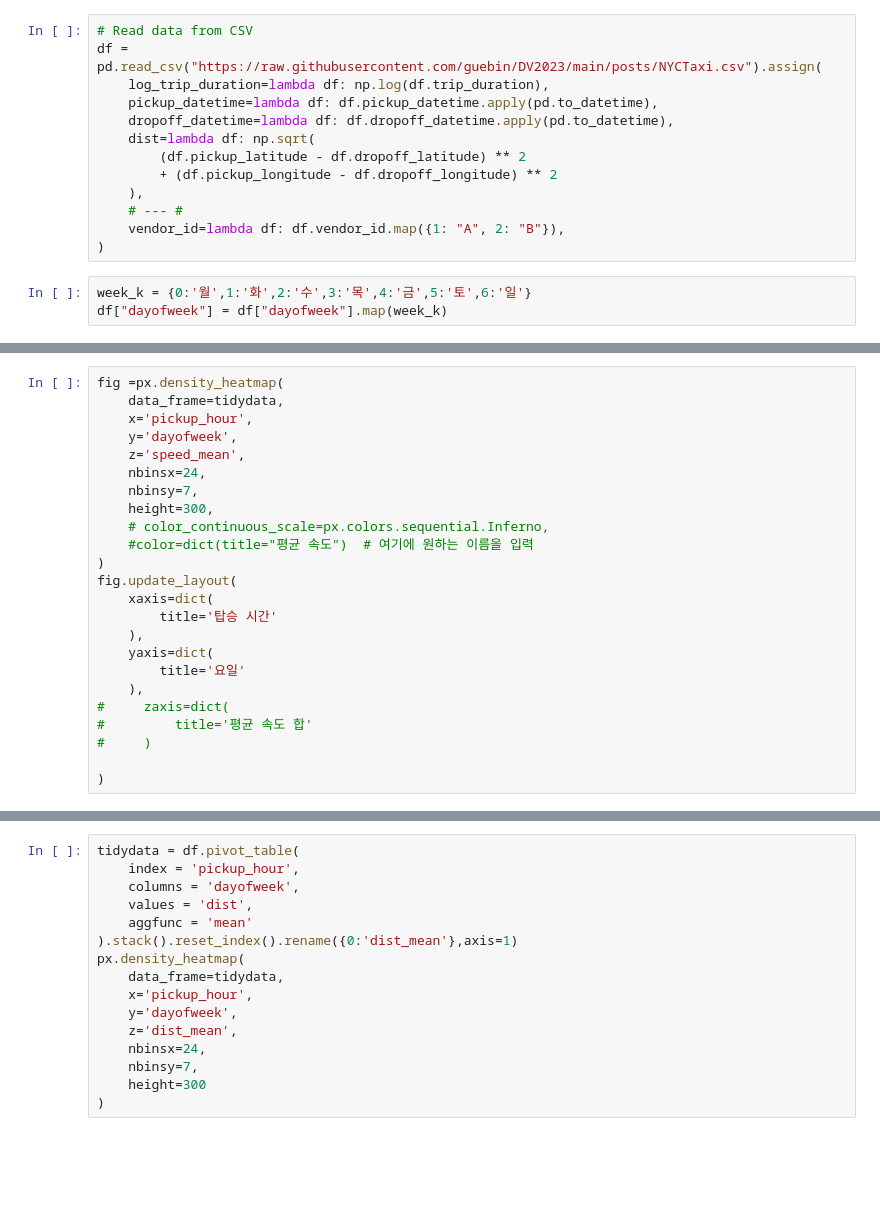
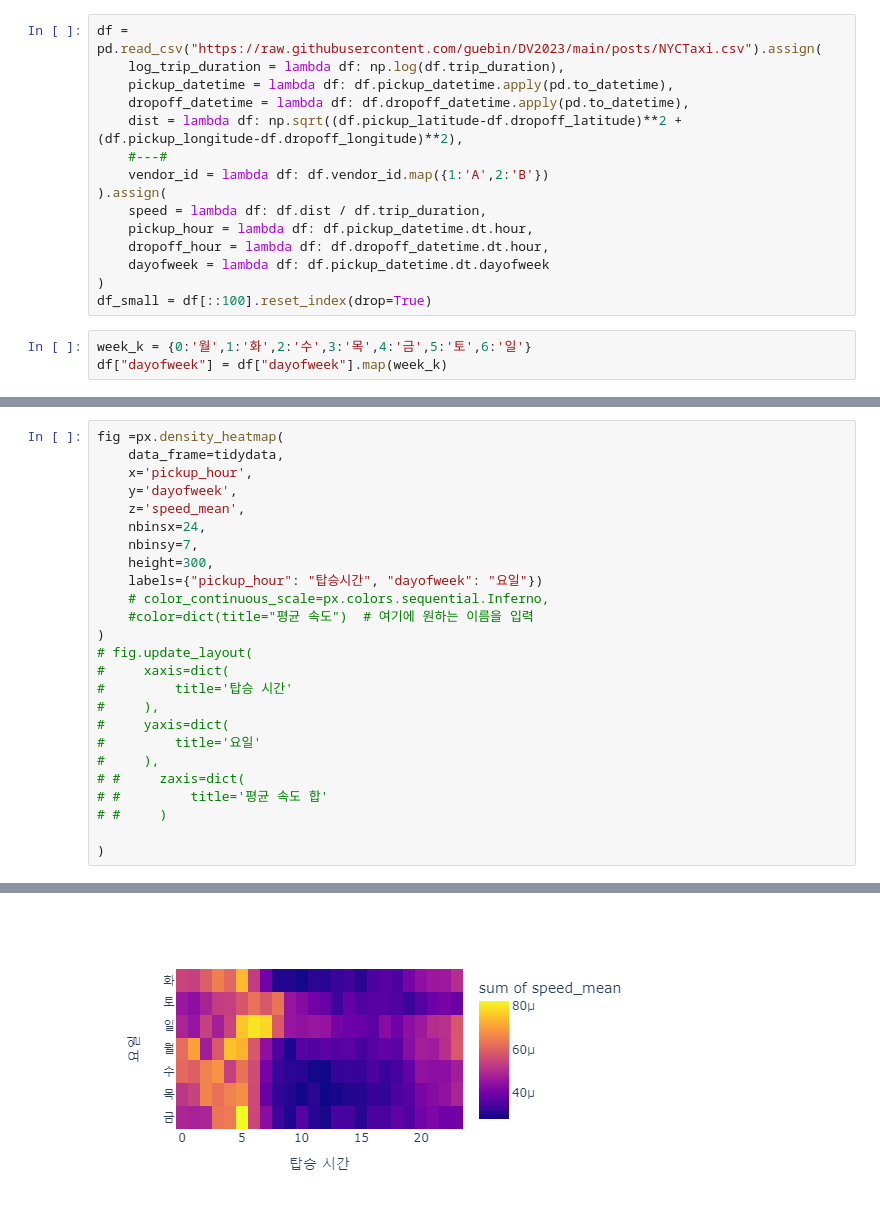
Before and after one commit to 1999SHKIM/dash_test, a Jupyter notebook: coco.ipynb, the cells around one changed output, grey strips where cells are left out. Drawn from its saved outputs; the diff is of its cells as text; blank space fills up the shorter version.

```diff
--- a/coco.ipynb
+++ b/coco.ipynb
@@ -7,18 +10,20 @@ import plotly.io as pio
 pd.options.plotting.backend = "plotly"
 pio.templates.default = "plotly_white"
 # %%
-# Read data from CSV
 df = pd.read_csv("https://raw.githubusercontent.com/guebin/DV2023/main/posts/NYCTaxi.csv").assign(
-    log_trip_duration=lambda df: np.log(df.trip_duration),
-    pickup_datetime=lambda df: df.pickup_datetime.apply(pd.to_datetime),
-    dropoff_datetime=lambda df: df.dropoff_datetime.apply(pd.to_datetime),
-    dist=lambda df: np.sqrt(
-        (df.pickup_latitude - df.dropoff_latitude) ** 2
-        + (df.pickup_longitude - df.dropoff_longitude) ** 2
-    ),
-    # --- #
-    vendor_id=lambda df: df.vendor_id.map({1: "A", 2: "B"}),
+    log_trip_duration = lambda df: np.log(df.trip_duration),
+    pickup_datetime = lambda df: df.pickup_datetime.apply(pd.to_datetime),
+    dropoff_datetime = lambda df: df.dropoff_datetime.apply(pd.to_datetime),
+    dist = lambda df: np.sqrt((df.pickup_latitude-df.dropoff_latitude)**2 + (df.pickup_longitude-df.dropoff_longitude)**2),
+    #---#
+    vendor_id = lambda df: df.vendor_id.map({1:'A',2:'B'})
+).assign(
+    speed = lambda df: df.dist / df.trip_duration,
+    pickup_hour = lambda df: df.pickup_datetime.dt.hour,
+    dropoff_hour = lambda df: df.dropoff_datetime.dt.hour,
+    dayofweek = lambda df: df.pickup_datetime.dt.dayofweek
 )
+df_small = df[::100].reset_index(drop=True)
 # %%
 week_k = {0:'월',1:'화',2:'수',3:'목',4:'금',5:'토',6:'일'}
 df["dayofweek"] = df["dayofweek"].map(week_k)
@@ -39,18 +58,20 @@ fig =px.density_heatmap(
     nbinsx=24,
     nbinsy=7,
     height=300,
+    labels={"pickup_hour": "탑승시간", "dayofweek": "요일"})
     # color_continuous_scale=px.colors.sequential.Inferno,
     #color=dict(title="평균 속도")  # 여기에 원하는 이름을 입력
 )
-fig.update_layout(
-    xaxis=dict(
-        title='탑승 시간'
-    ),
-    yaxis=dict(
-        title='요일'
-    ),
-#     zaxis=dict(
-#         title='평균 속도 합'
-#     )
+# fig.update_layout(
+#     xaxis=dict(
+#         title='탑승 시간'
+#     ),
+#     yaxis=dict(
+#         title='요일'
+#     ),
+# #     zaxis=dict(
+# #         title='평균 속도 합'
+# #     )
 
 )
+# %% [output]
@@ -57,17 +79,2 @@ fig.update_layout(
+[figure, added]
-# %%
-tidydata = df.pivot_table(
-    index = 'pickup_hour',
-    columns = 'dayofweek',
-    values = 'dist',
-    aggfunc = 'mean'
-).stack().reset_index().rename({0:'dist_mean'},axis=1)
-px.density_heatmap(
-    data_frame=tidydata,
-    x='pickup_hour',
-    y='dayofweek',
-    z='dist_mean',
-    nbinsx=24,
-    nbinsy=7,
-    height=300
-)
 # %%
```
Also changed, not shown: parts of 4 cells of this notebook, 3 other files.
